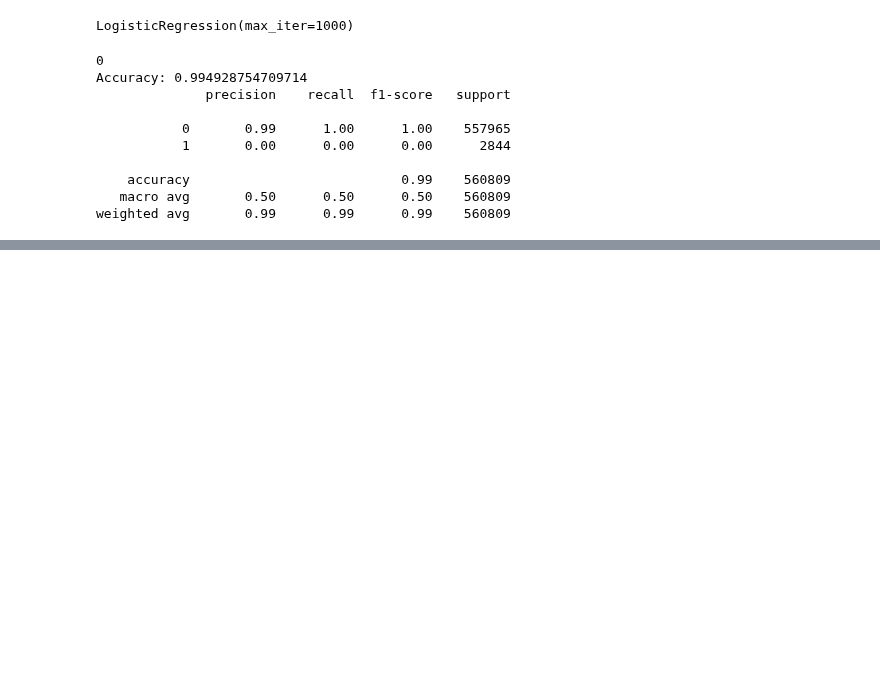
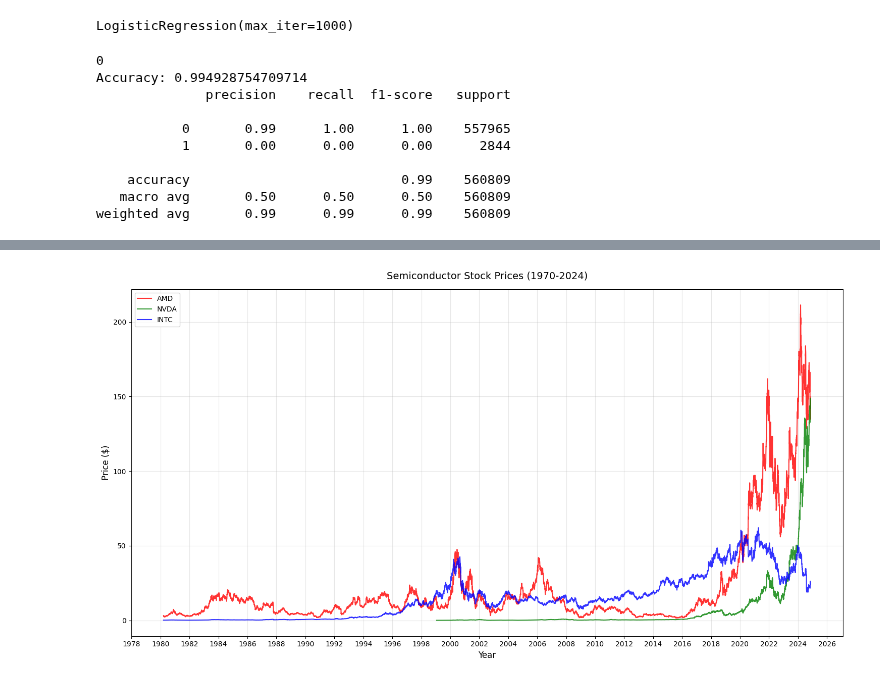
Before and after one commit to datasheng/csc46000-team-project-small-data, a Jupyter notebook: project/dataproc.ipynb, the cells around one changed output, grey strips where cells are left out. Drawn from its saved outputs; the diff is of its cells as text; code cells hidden in the pictures; blank space fills up the shorter version.

Commit message:
Updated w Visualizations and Graphs

```diff
--- a/project/dataproc.ipynb
+++ b/project/dataproc.ipynb
@@ -239,0 +278,39 @@ weighted avg       0.99      0.99      0.99    560809
+# %%
+import matplotlib.dates as mdates
+
+combined_data['Date'] = pd.to_datetime(combined_data['Date'], utc=True)
+
+# Group data by Date and Ticker daily
+historical_data = combined_data.groupby(['Date', 'Ticker']).agg({
+    'Close': 'last',
+}).reset_index()
+
+plt.figure(figsize=(15, 8))
+
+# Plotting prices
+colors = {'AMD': 'red', 'NVDA': 'green', 'INTC': 'blue'}
+for ticker in ['AMD', 'NVDA', 'INTC']:
+    ticker_data = historical_data[historical_data['Ticker'] == ticker].sort_values('Date')
+    plt.plot(ticker_data['Date'],
+             ticker_data['Close'],
+             label=ticker,
+             color=colors[ticker],
+             alpha=0.8)
+
+plt.title('Semiconductor Stock Prices (1970-2024)', pad=15, fontsize=14)
+plt.ylabel('Price ($)', fontsize=12)
+plt.xlabel('Year', fontsize=12)
+plt.legend(loc='upper left')
+plt.grid(True, alpha=0.3)
+
+# Format x-axis to show years
+plt.gca().xaxis.set_major_locator(mdates.YearLocator(2))  # Show every 2 years
+plt.gca().xaxis.set_major_formatter(mdates.DateFormatter('%Y'))
+
+# Format y-axis to use comma separator for thousands
+plt.gca().yaxis.set_major_formatter(plt.FuncFormatter(lambda x, p: format(int(x), ',')))
+
+plt.tight_layout()
+plt.show()
+# %% [output]
+[figure, added]
```
Also changed, not shown: parts of 11 cells of this notebook, 1 other file.
